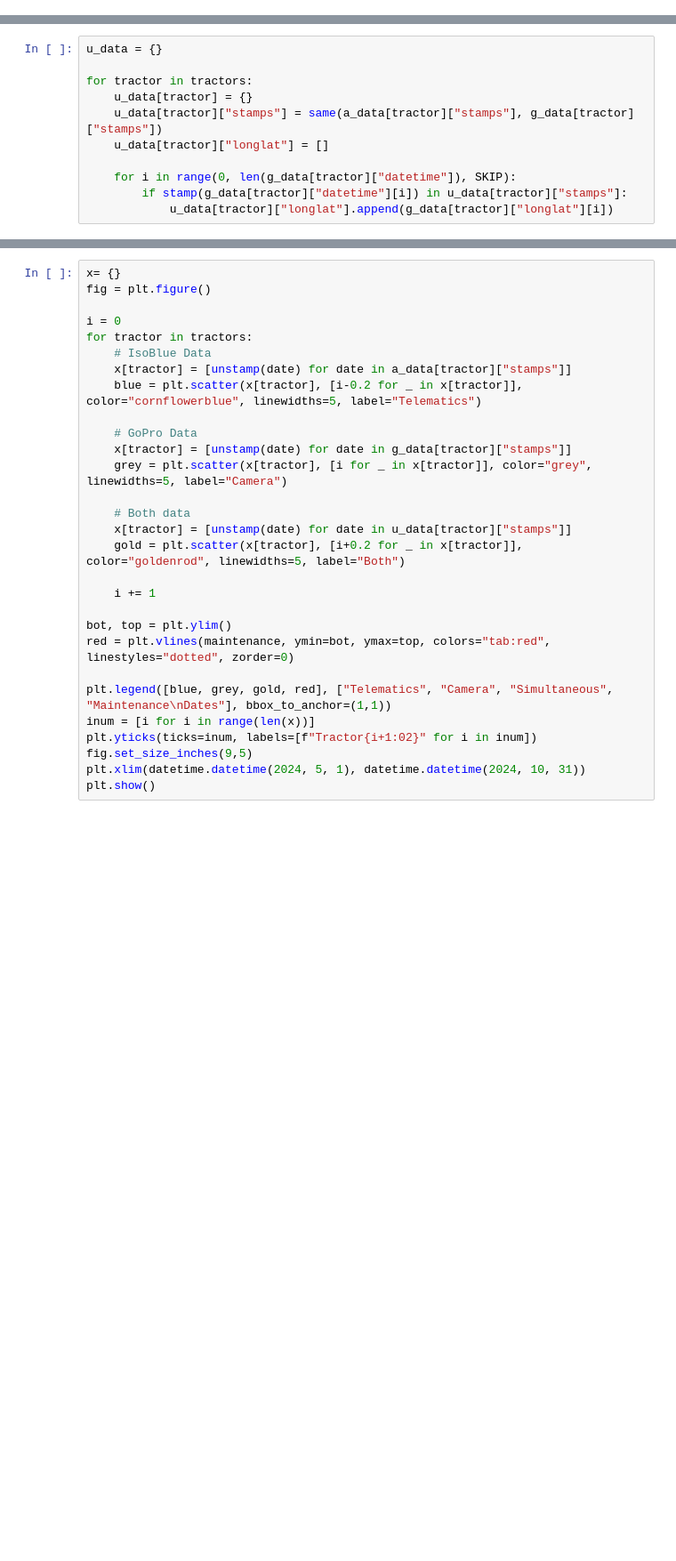
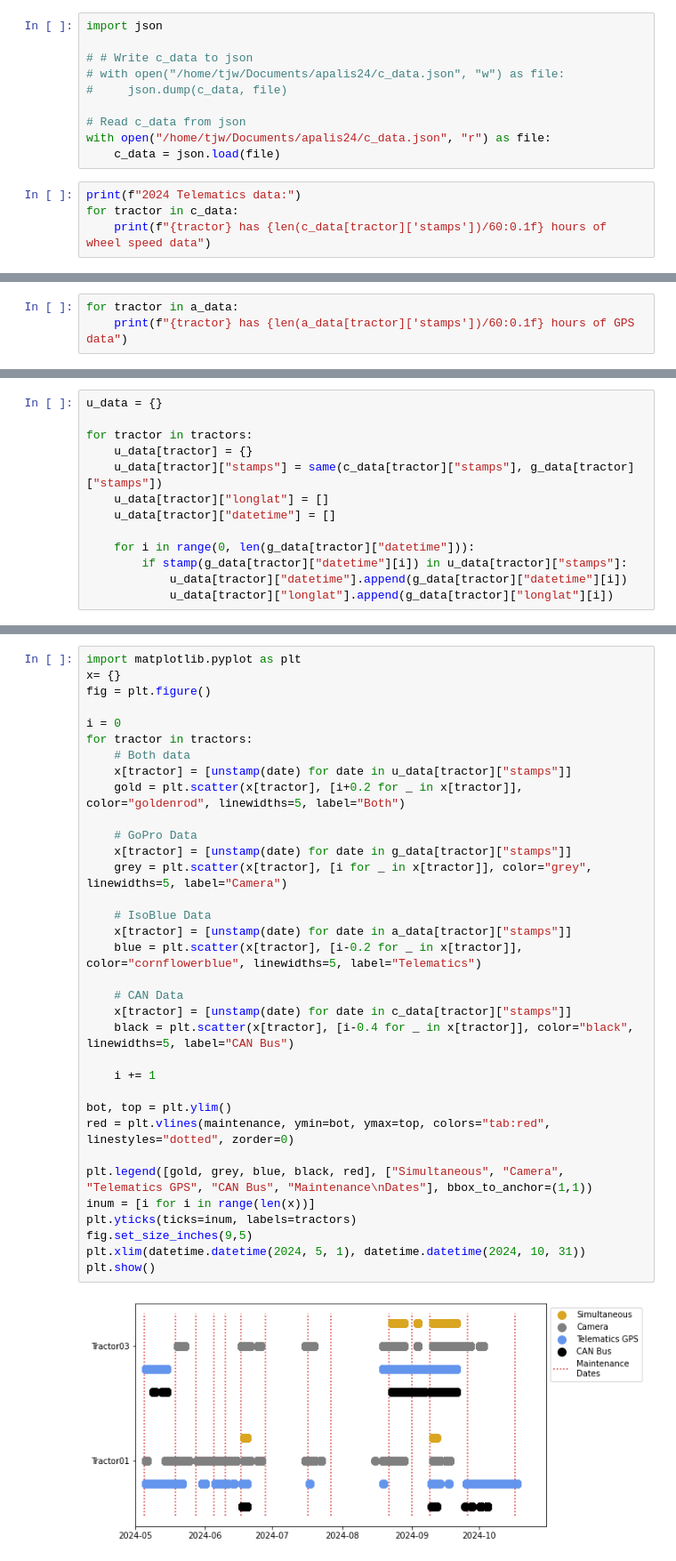
Before and after one commit to tjwieg/MS_thesis, a Jupyter notebook: plots/unify_gps24.ipynb, the cells around one changed output, grey strips where cells are left out. Shown at 89% size. Saved outputs shown, nothing was run; the diff lists cells and outputs as text; blank space fills up the shorter version.

```diff
--- a/plots/unify_gps24.ipynb
+++ b/plots/unify_gps24.ipynb
@@ -174 +176,15 @@ for tractor in isoblue:
 **[Tractor03] Found a total of 11693 speeds
+# %%
+import json
+
+# # Write c_data to json
+# with open("/home/tjw/Documents/apalis24/c_data.json", "w") as file:
+#     json.dump(c_data, file)
+
+# Read c_data from json
+with open("/home/tjw/Documents/apalis24/c_data.json", "r") as file:
+    c_data = json.load(file)
+# %%
+print(f"2024 Telematics data:")
+for tractor in c_data:
+    print(f"{tractor} has {len(c_data[tractor]['stamps'])/60:0.1f} hours of wheel speed data")
@@ -206,0 +257,3 @@ for tractor in apalis:
+# %%
+for tractor in a_data:
+    print(f"{tractor} has {len(a_data[tractor]['stamps'])/60:0.1f} hours of GPS data")
@@ -259,11 +316,13 @@ u_data = {}
 
 for tractor in tractors:
     u_data[tractor] = {}
-    u_data[tractor]["stamps"] = same(a_data[tractor]["stamps"], g_data[tractor]["stamps"])
+    u_data[tractor]["stamps"] = same(c_data[tractor]["stamps"], g_data[tractor]["stamps"])
     u_data[tractor]["longlat"] = []
+    u_data[tractor]["datetime"] = []
 
-    for i in range(0, len(g_data[tractor]["datetime"]), SKIP):
+    for i in range(0, len(g_data[tractor]["datetime"])):
         if stamp(g_data[tractor]["datetime"][i]) in u_data[tractor]["stamps"]:
+            u_data[tractor]["datetime"].append(g_data[tractor]["datetime"][i])
             u_data[tractor]["longlat"].append(g_data[tractor]["longlat"][i])
 # %%
 import geojson
@@ -348,31 +407,38 @@ ax.set_yticklabels("")
 fig.set_size_inches(6,6)
 ax.set_aspect(1.0)
 # %%
+import matplotlib.pyplot as plt
 x= {}
 fig = plt.figure()
 
 i = 0
 for tractor in tractors:
-    # IsoBlue Data
-    x[tractor] = [unstamp(date) for date in a_data[tractor]["stamps"]]
-    blue = plt.scatter(x[tractor], [i-0.2 for _ in x[tractor]], color="cornflowerblue", linewidths=5, label="Telematics")
+    # Both data
+    x[tractor] = [unstamp(date) for date in u_data[tractor]["stamps"]]
+    gold = plt.scatter(x[tractor], [i+0.2 for _ in x[tractor]], color="goldenrod", linewidths=5, label="Both")
 
     # GoPro Data
     x[tractor] = [unstamp(date) for date in g_data[tractor]["stamps"]]
     grey = plt.scatter(x[tractor], [i for _ in x[tractor]], color="grey", linewidths=5, label="Camera")
 
-    # Both data
-    x[tractor] = [unstamp(date) for date in u_data[tractor]["stamps"]]
-    gold = plt.scatter(x[tractor], [i+0.2 for _ in x[tractor]], color="goldenrod", linewidths=5, label="Both")
+    # IsoBlue Data
+    x[tractor] = [unstamp(date) for date in a_data[tractor]["stamps"]]
+    blue = plt.scatter(x[tractor], [i-0.2 for _ in x[tractor]], color="cornflowerblue", linewidths=5, label="Telematics")
+
+    # CAN Data
+    x[tractor] = [unstamp(date) for date in c_data[tractor]["stamps"]]
+    black = plt.scatter(x[tractor], [i-0.4 for _ in x[tractor]], color="black", linewidths=5, label="CAN Bus")
 
     i += 1
 
 bot, top = plt.ylim()
 red = plt.vlines(maintenance, ymin=bot, ymax=top, colors="tab:red", linestyles="dotted", zorder=0)
 
-plt.legend([blue, grey, gold, red], ["Telematics", "Camera", "Simultaneous", "Maintenance\nDates"], bbox_to_anchor=(1,1))
+plt.legend([gold, grey, blue, black, red], ["Simultaneous", "Camera", "Telematics GPS", "CAN Bus", "Maintenance\nDates"], bbox_to_anchor=(1,1))
 inum = [i for i in range(len(x))]
-plt.yticks(ticks=inum, labels=[f"Tractor{i+1:02}" for i in inum])
+plt.yticks(ticks=inum, labels=tractors)
 fig.set_size_inches(9,5)
 plt.xlim(datetime.datetime(2024, 5, 1), datetime.datetime(2024, 10, 31))
 plt.show()
+# %% [output]
+[figure, added]
```
Also changed, not shown: parts of 14 cells of this notebook, 10 other files.
